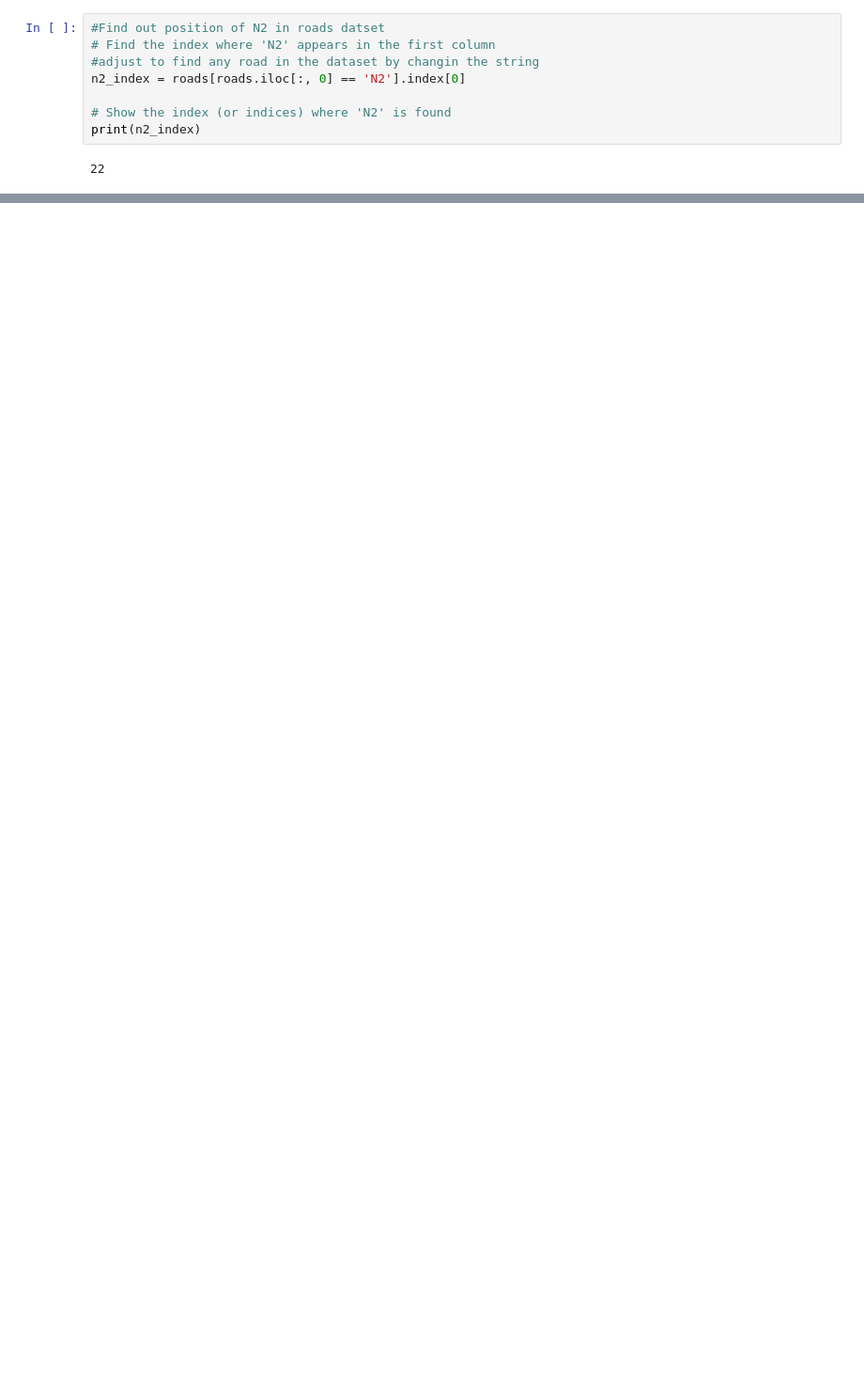
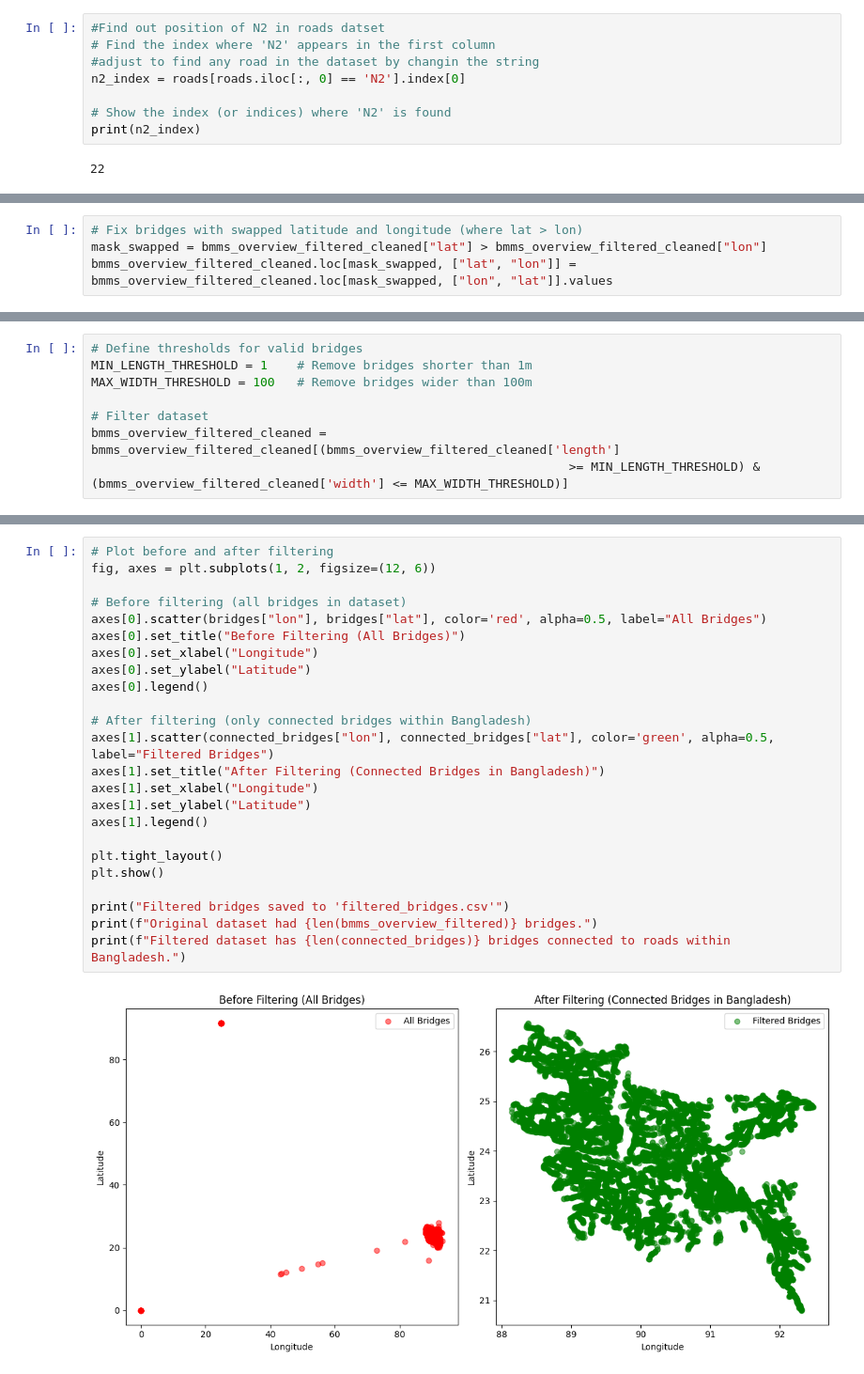
Before and after one commit to adellorto/Advanced-Simulation---Group-12, a Jupyter notebook: notebook/G12-A1-initial-data-exploration.ipynb, the cells around one changed output, grey strips where cells are left out. Shown at 94% size. Saved outputs shown, nothing was run; the diff lists cells and outputs as text; blank space fills up the shorter version.

```diff
--- a/notebook/G12-A1-initial-data-exploration.ipynb
+++ b/notebook/G12-A1-initial-data-exploration.ipynb
@@ -338,0 +553,4 @@ N2
+# %%
+# Fix bridges with swapped latitude and longitude (where lat > lon)
+mask_swapped = bmms_overview_filtered_cleaned["lat"] > bmms_overview_filtered_cleaned["lon"]
+bmms_overview_filtered_cleaned.loc[mask_swapped, ["lat", "lon"]] = bmms_overview_filtered_cleaned.loc[mask_swapped, ["lon", "lat"]].values
@@ -338,0 +560,8 @@ N2
+# %%
+# Define thresholds for valid bridges
+MIN_LENGTH_THRESHOLD = 1    # Remove bridges shorter than 1m
+MAX_WIDTH_THRESHOLD = 100   # Remove bridges wider than 100m
+
+# Filter dataset
+bmms_overview_filtered_cleaned = bmms_overview_filtered_cleaned[(bmms_overview_filtered_cleaned['length']
+                                                                 >= MIN_LENGTH_THRESHOLD) & (bmms_overview_filtered_cleaned['width'] <= MAX_WIDTH_THRESHOLD)]
@@ -338,0 +603,26 @@ N2
+# %%
+# Plot before and after filtering
+fig, axes = plt.subplots(1, 2, figsize=(12, 6))
+
+# Before filtering (all bridges in dataset)
+axes[0].scatter(bridges["lon"], bridges["lat"], color='red', alpha=0.5, label="All Bridges")
+axes[0].set_title("Before Filtering (All Bridges)")
+axes[0].set_xlabel("Longitude")
+axes[0].set_ylabel("Latitude")
+axes[0].legend()
+
+# After filtering (only connected bridges within Bangladesh)
+axes[1].scatter(connected_bridges["lon"], connected_bridges["lat"], color='green', alpha=0.5, label="Filtered Bridges")
+axes[1].set_title("After Filtering (Connected Bridges in Bangladesh)")
+axes[1].set_xlabel("Longitude")
+axes[1].set_ylabel("Latitude")
+axes[1].legend()
+
+plt.tight_layout()
+plt.show()
+
+print("Filtered bridges saved to 'filtered_bridges.csv'")
+print(f"Original dataset had {len(bmms_overview_filtered)} bridges.")
+print(f"Filtered dataset has {len(connected_bridges)} bridges connected to roads within Bangladesh.")
+# %% [output]
+[figure, added]
```
Also changed, not shown: parts of 27 cells of this notebook, 3 other files.
